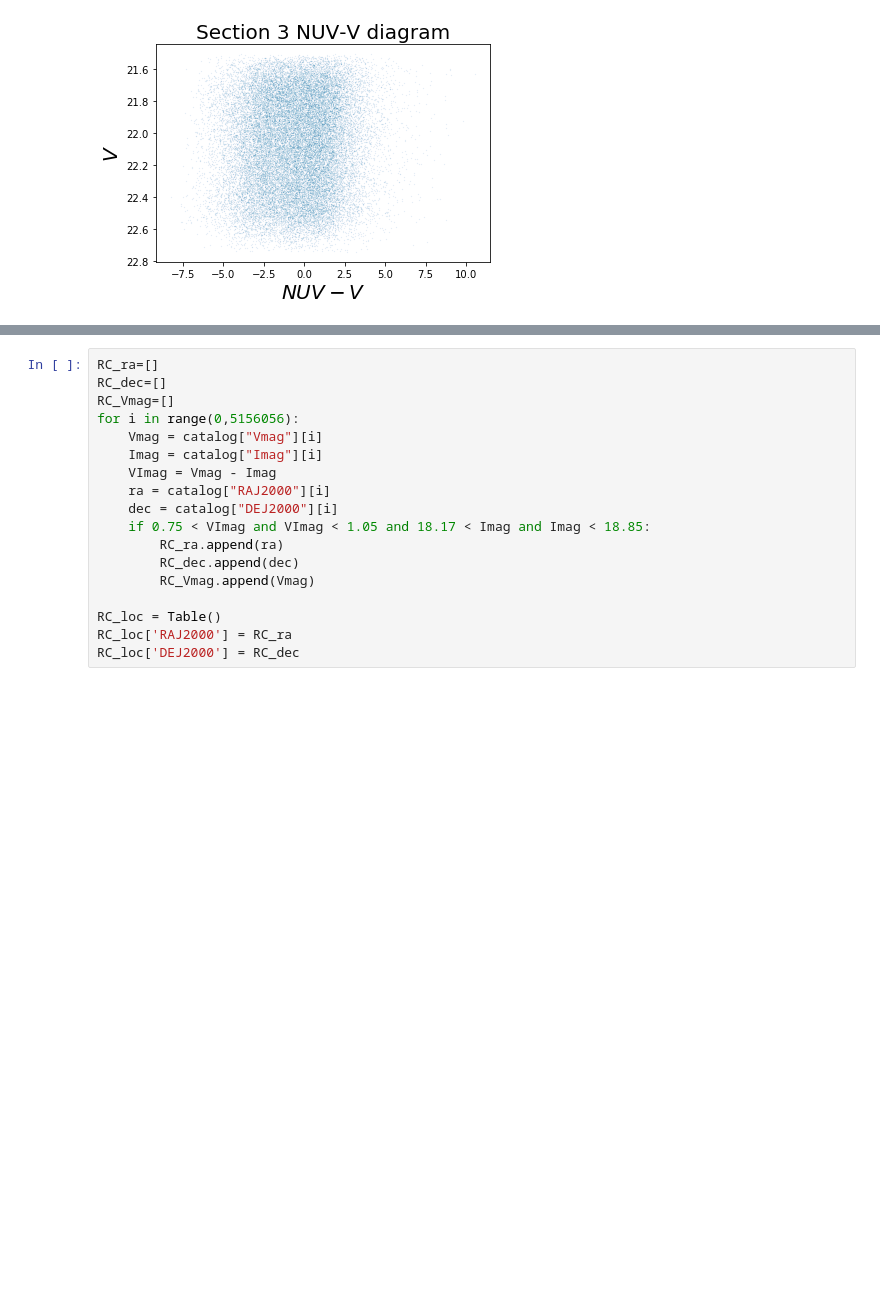
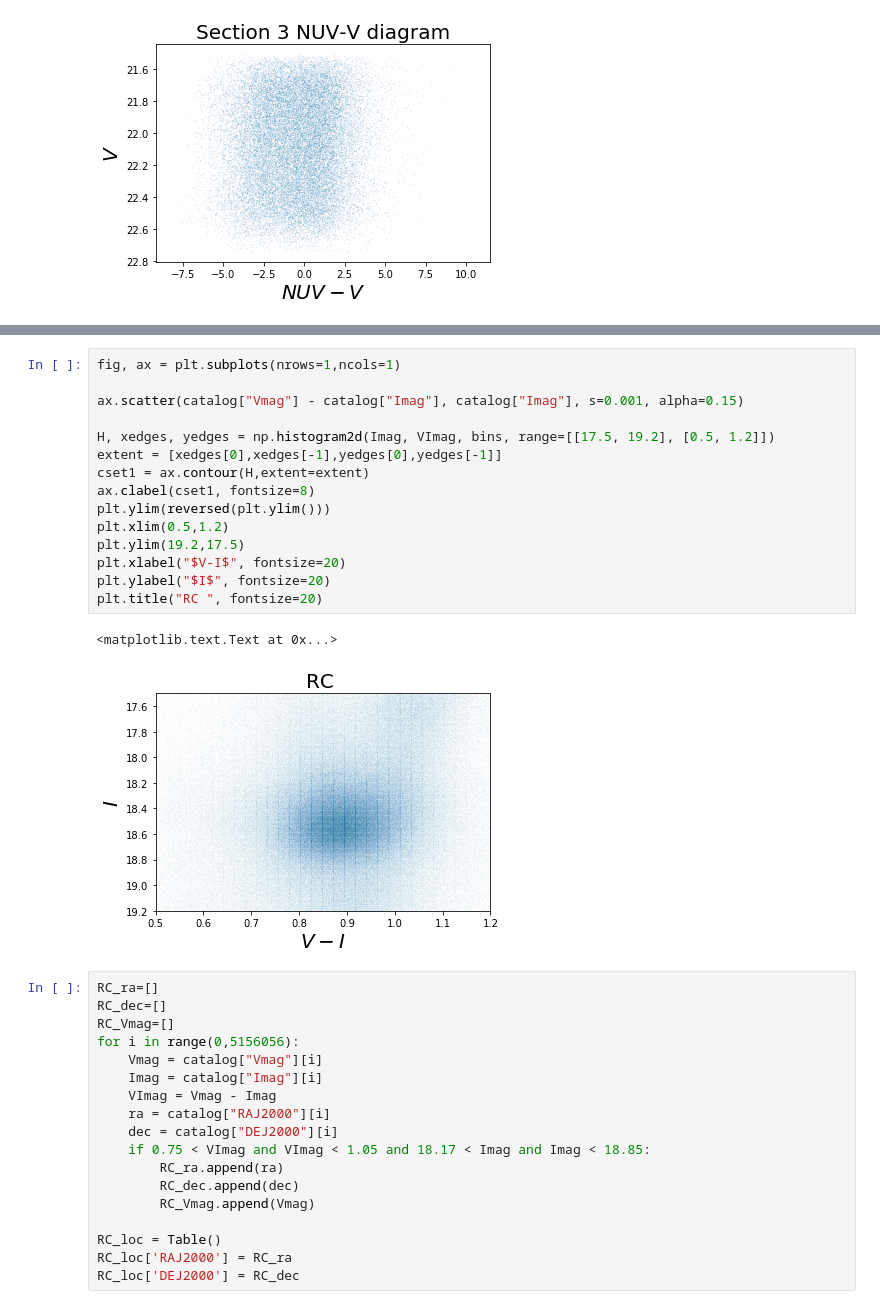
Before and after one commit to DouglasGrion/Red-Clump-Locations, a Jupyter notebook: Red-Clump-Location.ipynb, the cells around one changed output, grey strips where cells are left out. Saved outputs shown, nothing was run; the diff lists cells and outputs as text; blank space fills up the shorter version.

Commit message:
Did the contour but it wont land in the right place

```diff
--- a/Red-Clump-Location.ipynb
+++ b/Red-Clump-Location.ipynb
@@ -189,3 +210,21 @@ plt.title("RC V-I Diagram", fontsize=20)
+# %%
+fig, ax = plt.subplots(nrows=1,ncols=1)
+
+ax.scatter(catalog["Vmag"] - catalog["Imag"], catalog["Imag"], s=0.001, alpha=0.15)
+
+H, xedges, yedges = np.histogram2d(Imag, VImag, bins, range=[[17.5, 19.2], [0.5, 1.2]])
+extent = [xedges[0],xedges[-1],yedges[0],yedges[-1]]
+cset1 = ax.contour(H,extent=extent)
+ax.clabel(cset1, fontsize=8)
+plt.ylim(reversed(plt.ylim()))
+plt.xlim(0.5,1.2)
+plt.ylim(19.2,17.5)
+plt.xlabel("$V-I$", fontsize=20)
+plt.ylabel("$I$", fontsize=20)
+plt.title("RC ", fontsize=20)
+# %% [output]
+<matplotlib.text.Text at 0x...>
+[figure, added]
 # %%
 RC_ra=[]
 RC_dec=[]
```
Also changed, not shown: parts of 6 cells of this notebook.
